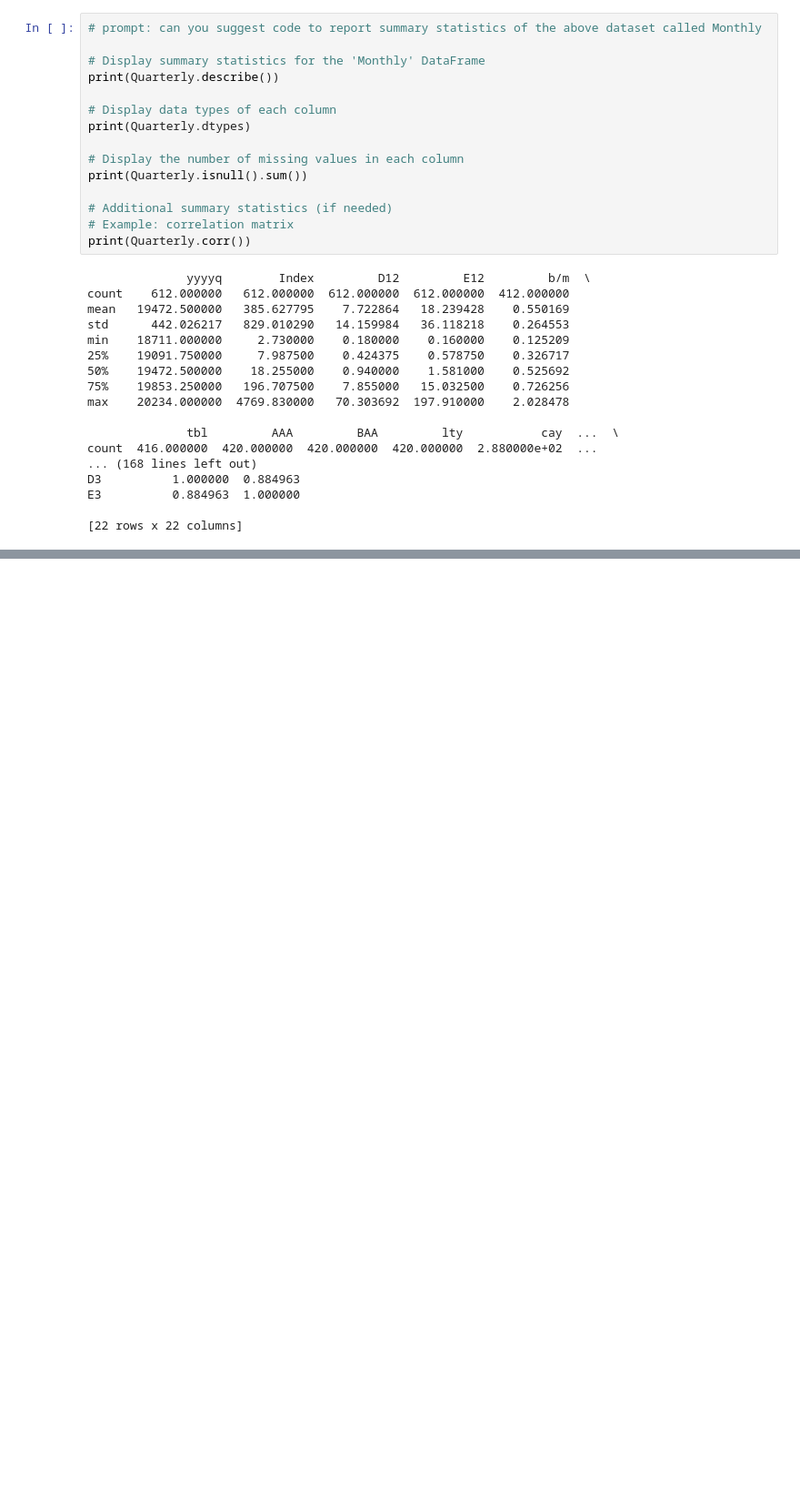
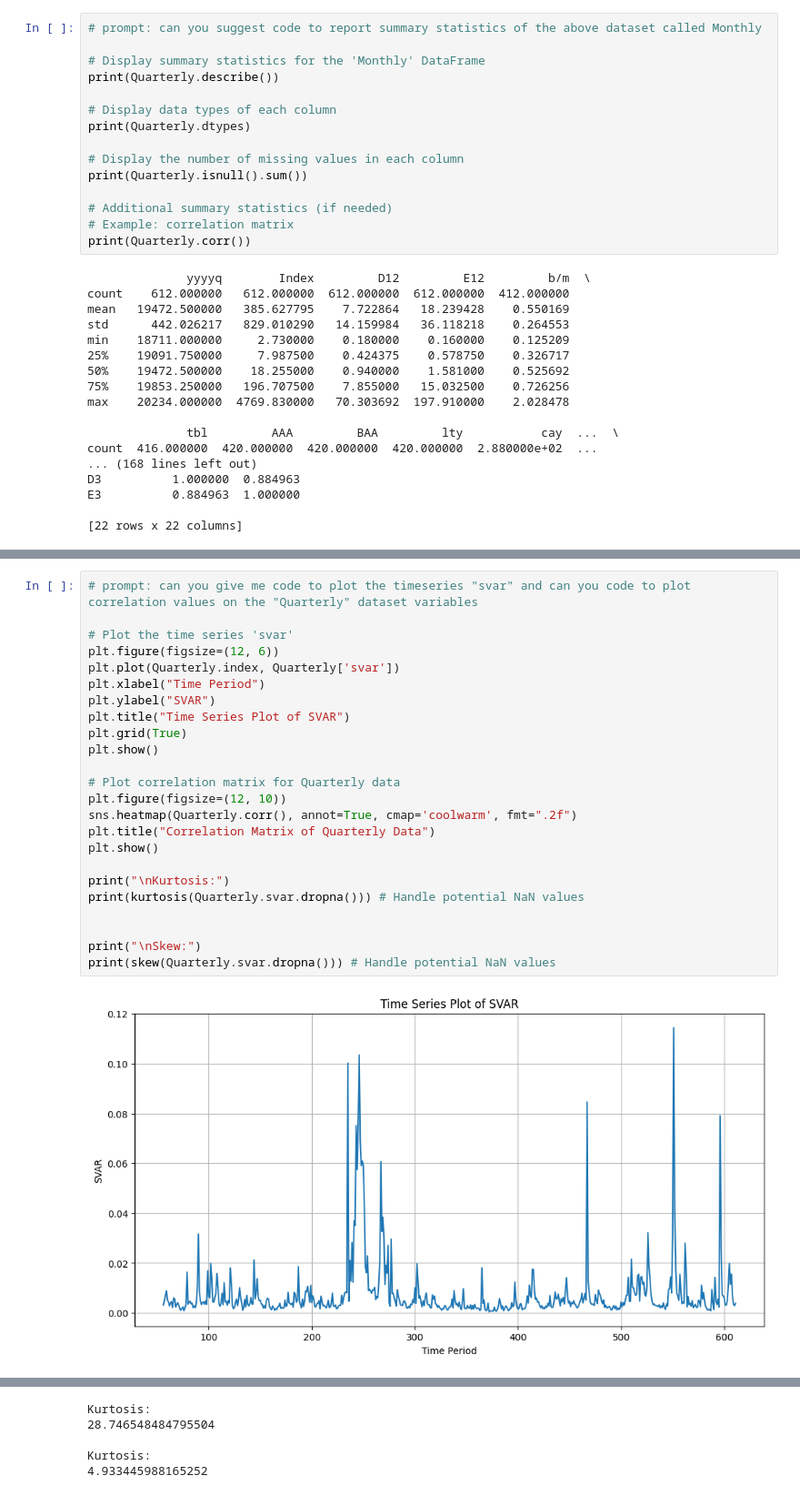
Before and after one commit to BanuB/Predict-Returns, a Jupyter notebook: Casestudypredictreturns.ipynb, the cells around one changed output, grey strips where cells are left out. Shown at 91% size. Saved outputs shown, nothing was run; the diff lists cells and outputs as text; blank space fills up the shorter version.

```diff
--- a/Casestudypredictreturns.ipynb
+++ b/Casestudypredictreturns.ipynb
@@ -218,0 +272,26 @@ plt.show()
+# %%
+# prompt: can you give me code to plot the timeseries "svar" and can you code to plot correlation values on the "Quarterly" dataset variables
+
+# Plot the time series 'svar'
+plt.figure(figsize=(12, 6))
+plt.plot(Quarterly.index, Quarterly['svar'])
+plt.xlabel("Time Period")
+plt.ylabel("SVAR")
+plt.title("Time Series Plot of SVAR")
+plt.grid(True)
+plt.show()
+
+# Plot correlation matrix for Quarterly data
+plt.figure(figsize=(12, 10))
+sns.heatmap(Quarterly.corr(), annot=True, cmap='coolwarm', fmt=".2f")
+plt.title("Correlation Matrix of Quarterly Data")
+plt.show()
+
+print("\nKurtosis:")
+print(kurtosis(Quarterly.svar.dropna())) # Handle potential NaN values
+
+
+print("\nSkew:")
+print(skew(Quarterly.svar.dropna())) # Handle potential NaN values
+# %% [output]
+[figure, added]
@@ -218,0 +299,5 @@ plt.show()
+Kurtosis:
+28.746548484795504
+
+Kurtosis:
+4.933445988165252
```
Also changed, not shown: parts of 6 cells of this notebook.
